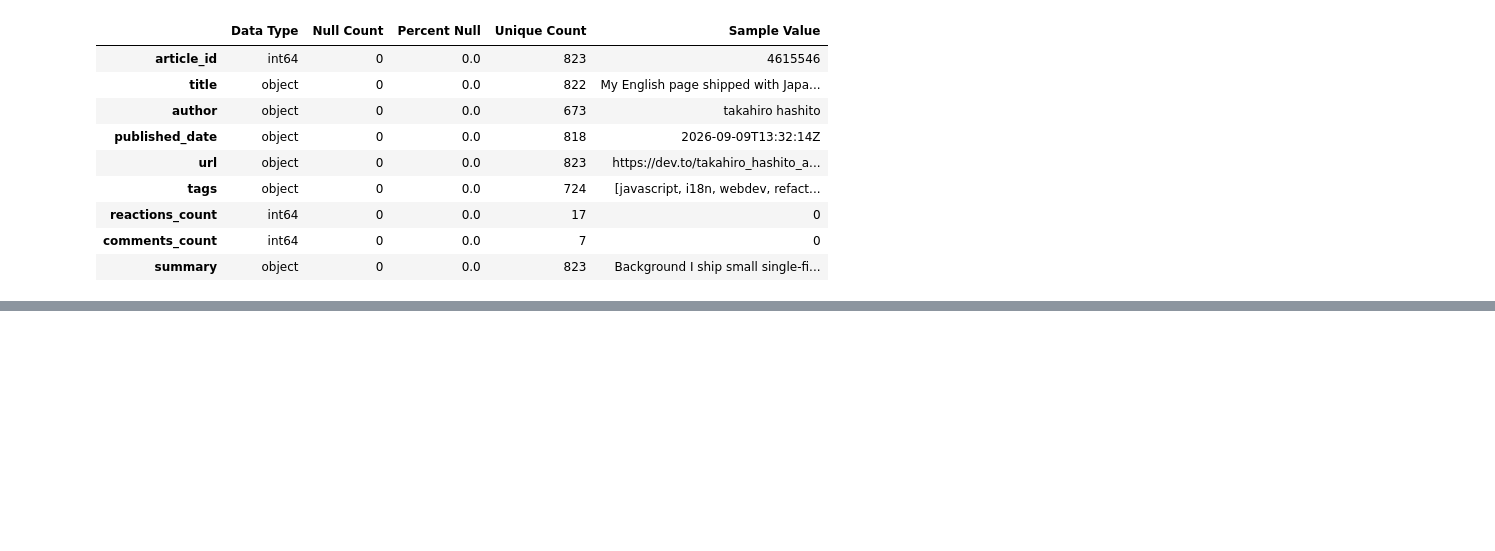
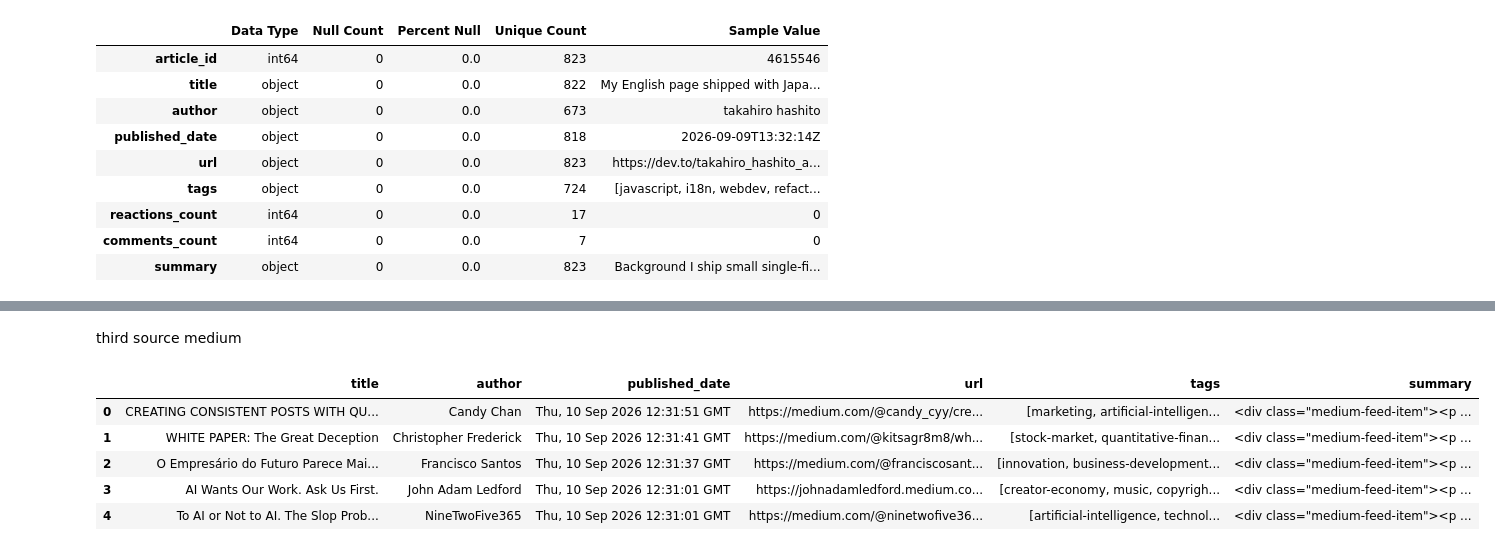
Before and after one commit to AzamAlzahrani/FOMOless, a Jupyter notebook: notebooks/02_profile_clean.ipynb, the cells around one changed output, grey strips where cells are left out. Saved outputs shown, nothing was run; the diff lists cells and outputs as text; code cells hidden in the pictures; blank space fills up the shorter version.

```diff
--- a/notebooks/02_profile_clean.ipynb
+++ b/notebooks/02_profile_clean.ipynb
@@ -193,0 +222,13 @@ Column Count: 9
+# %% [markdown]
+third source medium
+# %%
+medium_file_path = '../data/raw/medium_10-9-26_raw_268_records.json'
+df_medium = pd.read_json(medium_file_path)
+df_medium.head()
+# %% [output]
+|  | title | author | published_date | url | tags | summary |
+| 0 | CREATING CONSISTENT POSTS WITH QU... | Candy Chan | Thu, 10 Sep 2026 12:31:51 GMT | https://medium.com/@candy_cyy/cre... | [marketing, artificial-intelligen... | <div class="medium-feed-item"><p ... |
+| 1 | WHITE PAPER: The Great Deception | Christopher Frederick | Thu, 10 Sep 2026 12:31:41 GMT | https://medium.com/@kitsagr8m8/wh... | [stock-market, quantitative-finan... | <div class="medium-feed-item"><p ... |
+| 2 | O Empresário do Futuro Parece Mai... | Francisco Santos | Thu, 10 Sep 2026 12:31:37 GMT | https://medium.com/@franciscosant... | [innovation, business-development... | <div class="medium-feed-item"><p ... |
+| 3 | AI Wants Our Work. Ask Us First. | John Adam Ledford | Thu, 10 Sep 2026 12:31:01 GMT | https://johnadamledford.medium.co... | [creator-economy, music, copyrigh... | <div class="medium-feed-item"><p ... |
+| 4 | To AI or Not to AI. The Slop Prob... | NineTwoFive365 | Thu, 10 Sep 2026 12:31:01 GMT | https://medium.com/@ninetwofive36... | [artificial-intelligence, technol... | <div class="medium-feed-item"><p ... |
```
Also changed, not shown: parts of 24 cells of this notebook.
